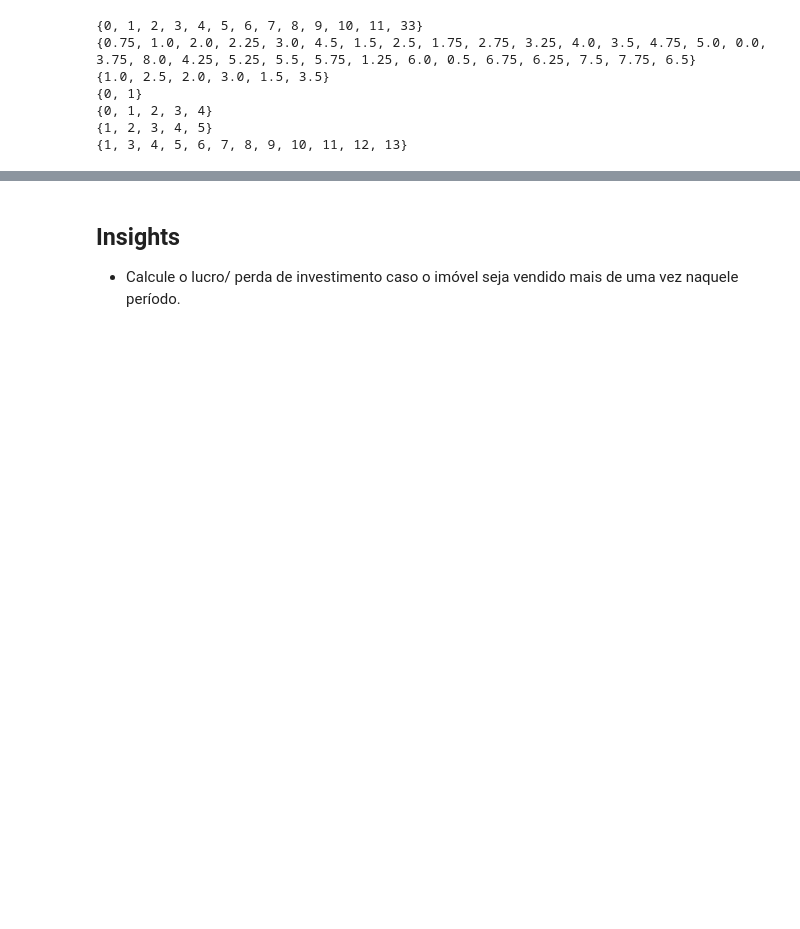
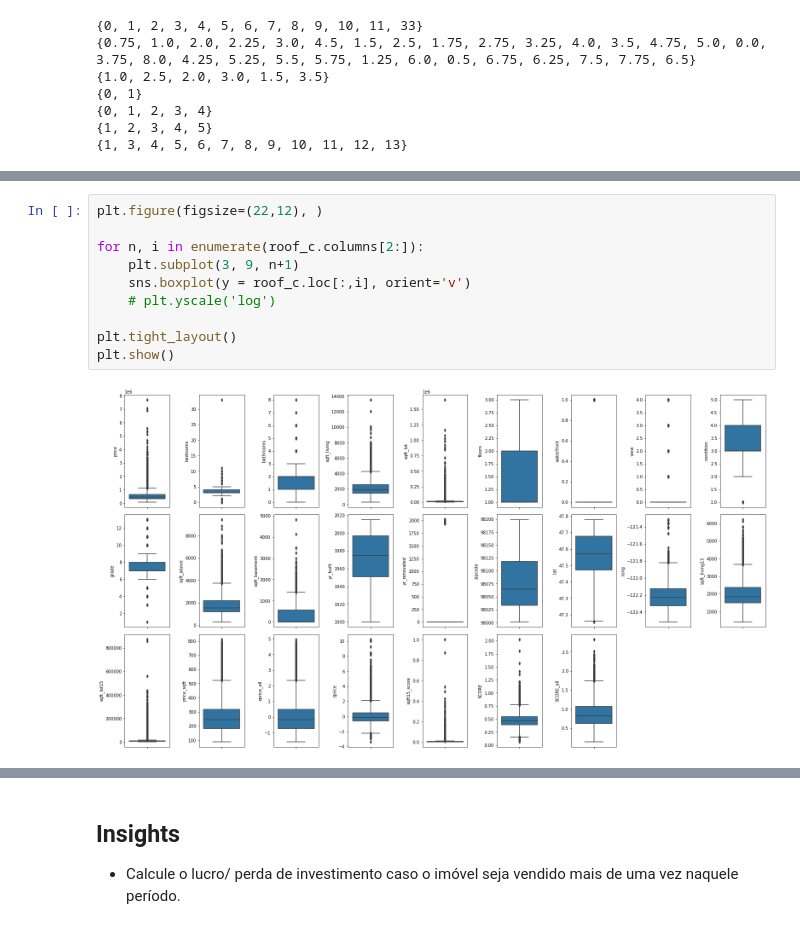
Before and after one commit to mattlamachado/King_County_DNC, a Jupyter notebook: 34012_Roof_Imoveis_1.0.ipynb, the cells around one changed output, grey strips where cells are left out. Cells and saved outputs as stored; diff of their text form; blank space fills up the shorter version.

```diff
--- a/34012_Roof_Imoveis_1.0.ipynb
+++ b/34012_Roof_Imoveis_1.0.ipynb
@@ -66,0 +80,12 @@ array([-2., -2., -1.,  0.,  1.,  1.,  2.])
+# %%
+plt.figure(figsize=(22,12), )
+
+for n, i in enumerate(roof_c.columns[2:]):
+    plt.subplot(3, 9, n+1)
+    sns.boxplot(y = roof_c.loc[:,i], orient='v')
+    # plt.yscale('log')
+
+plt.tight_layout()
+plt.show()
+# %% [output]
+[figure, added]
```
Also changed, not shown: parts of 13 cells of this notebook.
